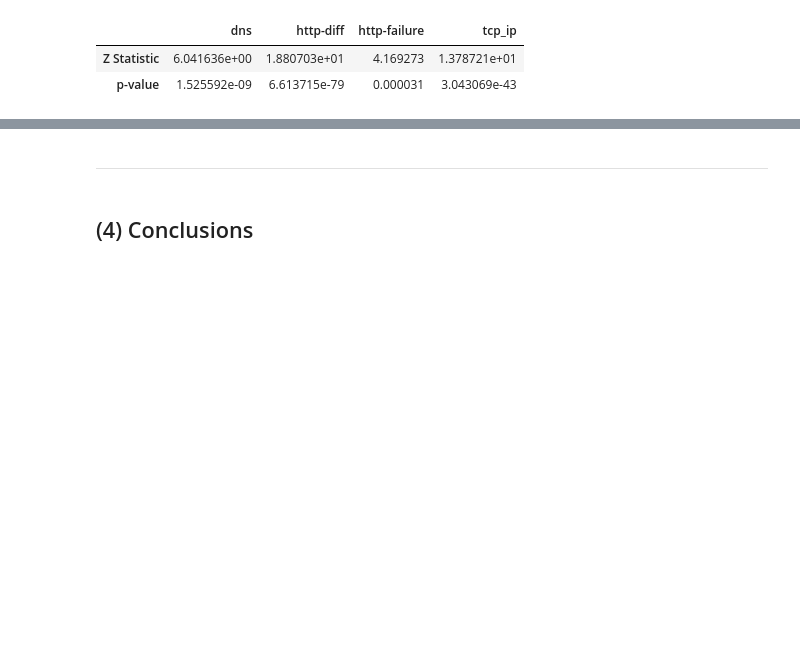
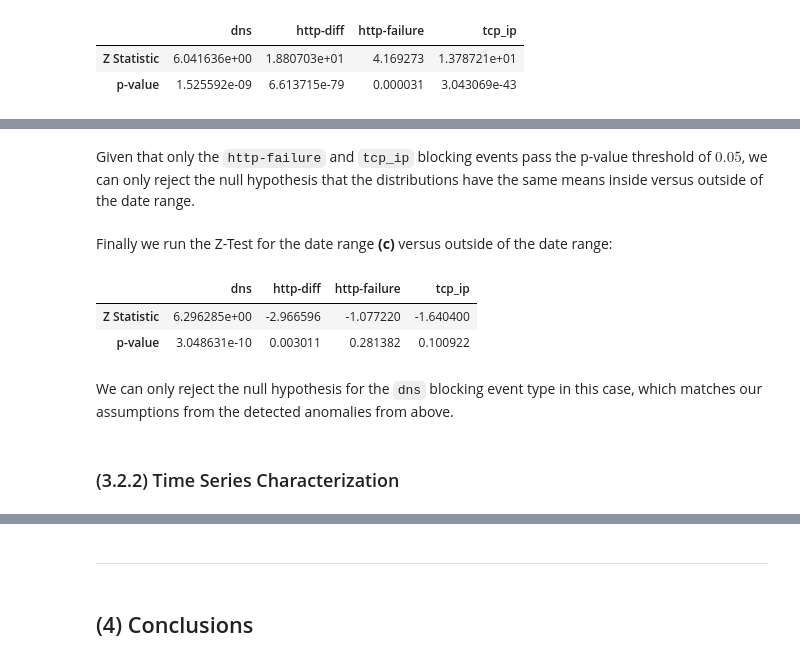
Before and after one commit to mdushkoff/OONI_DataAnalysis, a Jupyter notebook: src/FullAnalysis.ipynb, the cells around one changed output, grey strips where cells are left out. Drawn from its saved outputs; the diff is of its cells as text; code cells hidden in the pictures; blank space fills up the shorter version.

```diff
--- a/src/FullAnalysis.ipynb
+++ b/src/FullAnalysis.ipynb
@@ -497,0 +518,15 @@ pd.DataFrame(ztest(m_innerA, m_outerA, value=0), index=['Z Statistic', 'p-value'
+# %% [markdown]
+Given that only the `http-failure` and `tcp_ip` blocking events pass the p-value threshold of $0.05$, we can only reject the null hypothesis that the distributions have the same means inside versus outside of the date range.
+# %% [markdown]
+Finally we run the Z-Test for the date range **(c)** versus outside of the date range:
+# %%
+# Get the 2 Sample Z-Test
+pd.DataFrame(ztest(m_innerC, m_outerC, value=0), index=['Z Statistic', 'p-value'], columns=m_innerC.columns)
+# %% [output]
+|  | dns | http-diff | http-failure | tcp_ip |
+| Z Statistic | 6.296285e+00 | -2.966596 | -1.077220 | -1.640400 |
+| p-value | 3.048631e-10 | 0.003011 | 0.281382 | 0.100922 |
+# %% [markdown]
+We can only reject the null hypothesis for the `dns` blocking event type in this case, which matches our assumptions from the detected anomalies from above.
+# %% [markdown]
+### (3.2.2) Time Series Characterization
```
Also changed, not shown: parts of 23 cells of this notebook.
